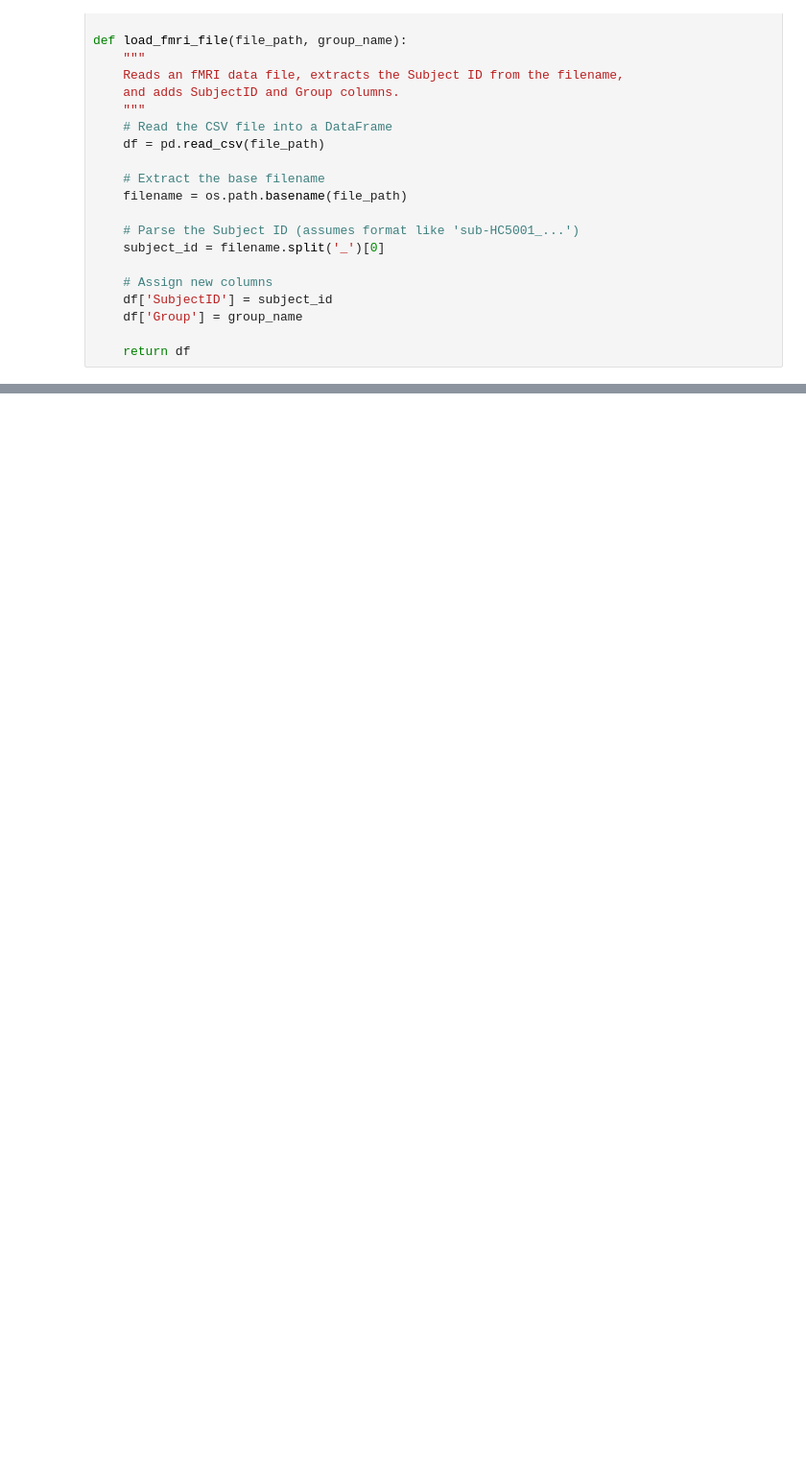
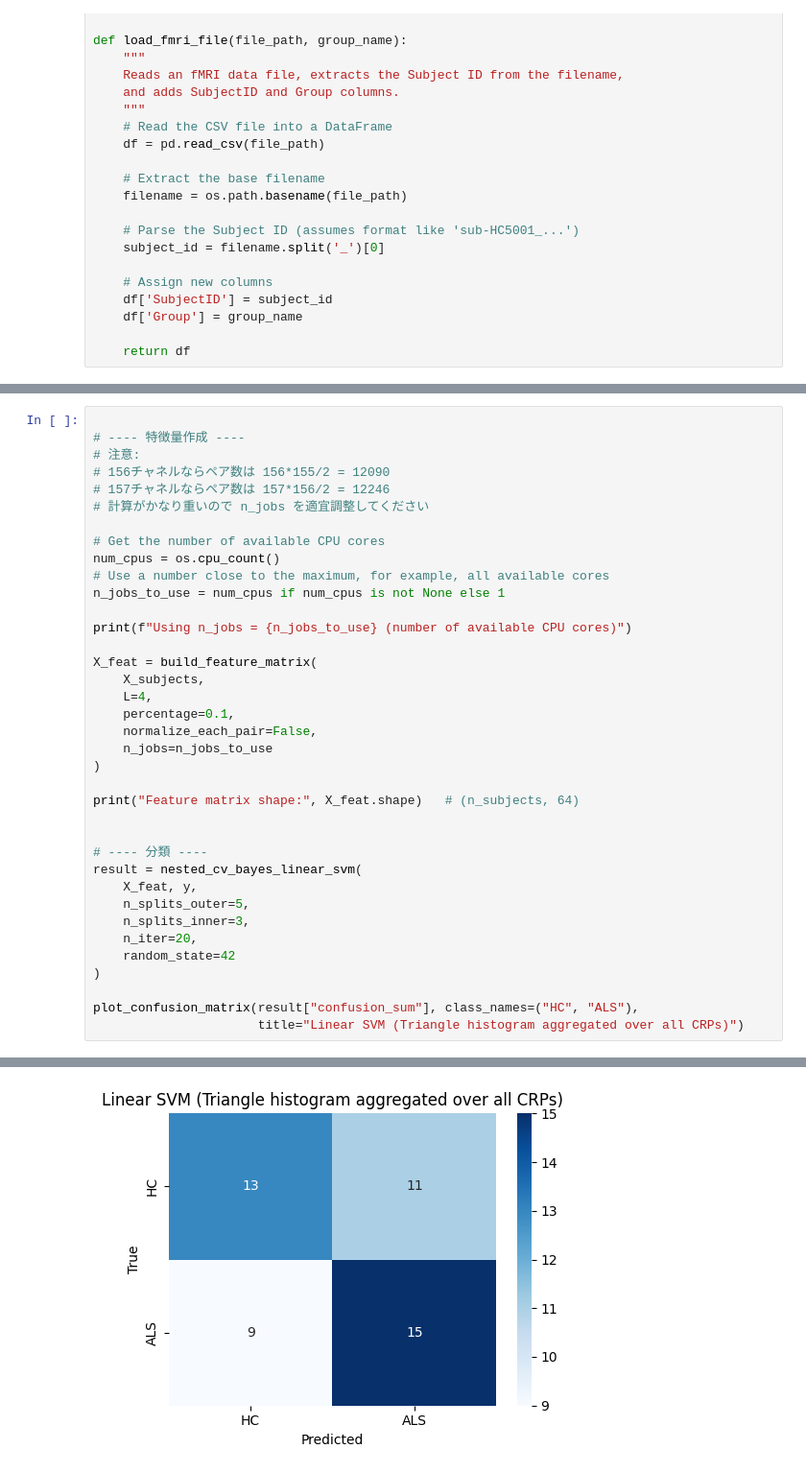
Before and after one commit to mametaro99/fMRI-ALS-HC-classification, a Jupyter notebook: FMRI_ReccurenceTriangle.ipynb, the cells around one changed output, grey strips where cells are left out. Shown at 96% size. Drawn from its saved outputs; the diff is of its cells as text; blank space fills up the shorter version.

```diff
--- a/FMRI_ReccurenceTriangle.ipynb
+++ b/FMRI_ReccurenceTriangle.ipynb
@@ -642,0 +1297,38 @@ Class balance (HC=0, ALS=1): [1 1]
+# %%
+
+# ---- 特徴量作成 ----
+# 注意:
+# 156チャネルならペア数は 156*155/2 = 12090
+# 157チャネルならペア数は 157*156/2 = 12246
+# 計算がかなり重いので n_jobs を適宜調整してください
+
+# Get the number of available CPU cores
+num_cpus = os.cpu_count()
+# Use a number close to the maximum, for example, all available cores
+n_jobs_to_use = num_cpus if num_cpus is not None else 1
+
+print(f"Using n_jobs = {n_jobs_to_use} (number of available CPU cores)")
+
+X_feat = build_feature_matrix(
+    X_subjects,
+    L=4,
+    percentage=0.1,
+    normalize_each_pair=False,
+    n_jobs=n_jobs_to_use
+)
+
+print("Feature matrix shape:", X_feat.shape)   # (n_subjects, 64)
+
+
+# ---- 分類 ----
+result = nested_cv_bayes_linear_svm(
+    X_feat, y,
+    n_splits_outer=5,
+    n_splits_inner=3,
+    n_iter=20,
+    random_state=42
+)
+
+plot_confusion_matrix(result["confusion_sum"], class_names=("HC", "ALS"),
+                      title="Linear SVM (Triangle histogram aggregated over all CRPs)")
+# %% [output]
@@ -642,0 +1364 @@ Class balance (HC=0, ALS=1): [1 1]
+[figure, added]
```
Also changed, not shown: parts of 15 cells of this notebook.
